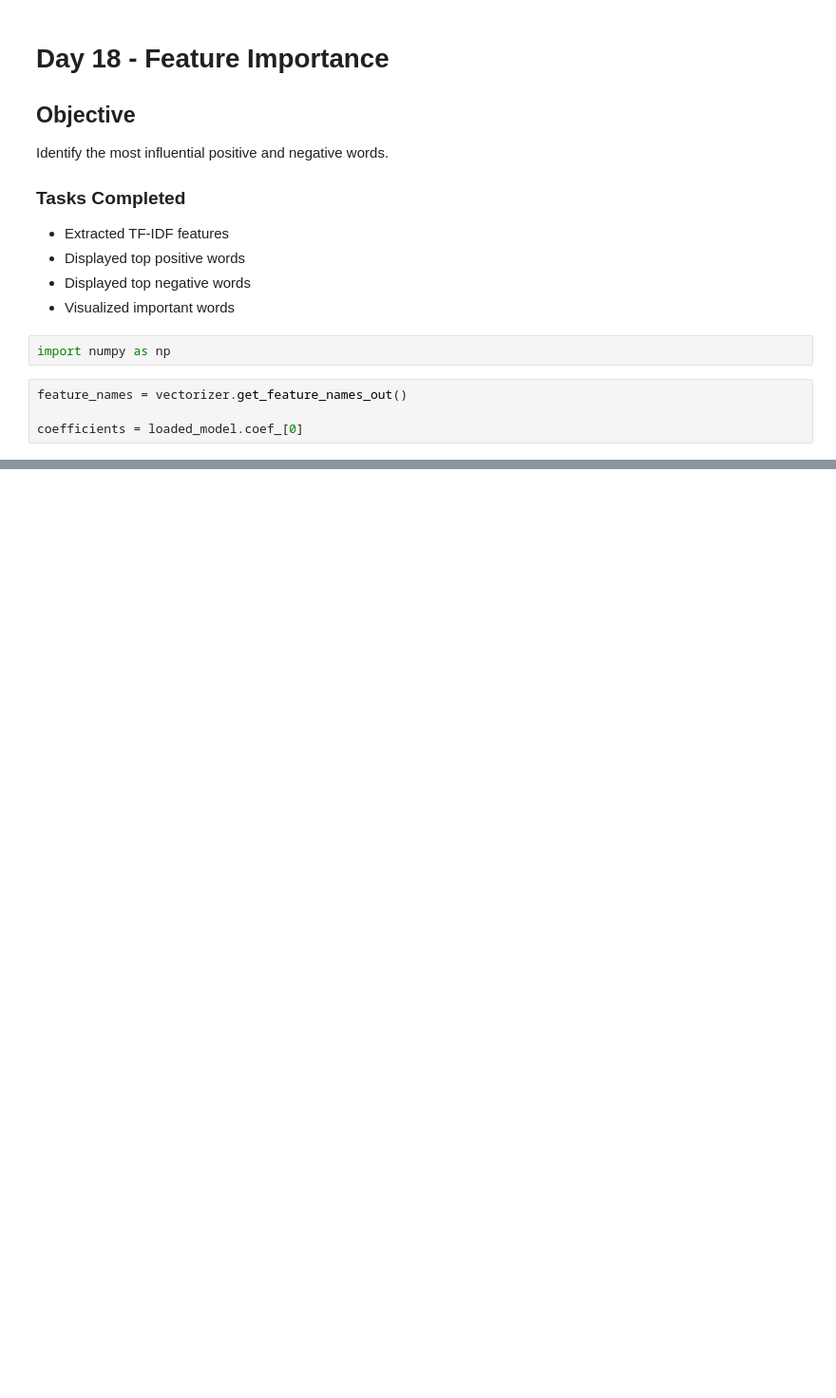
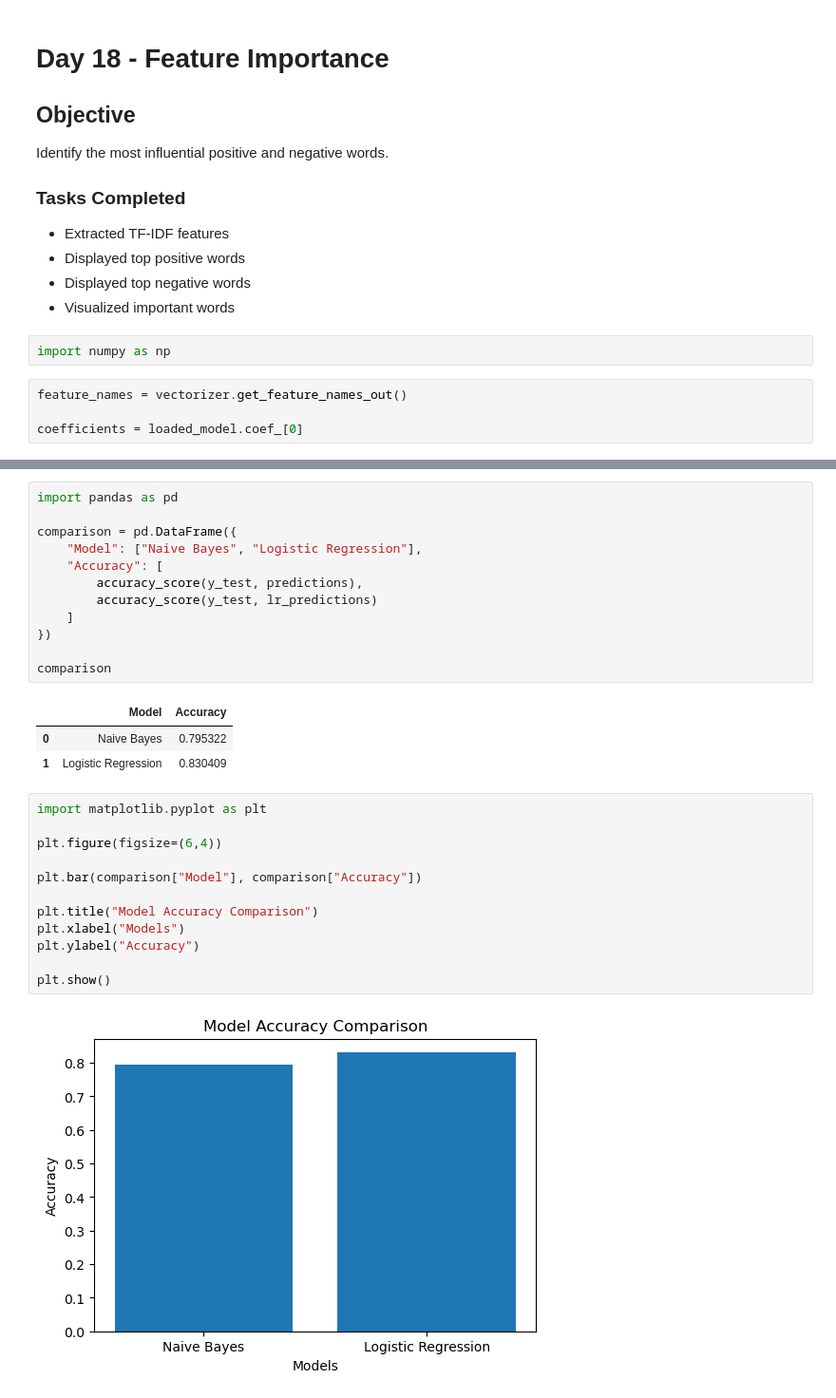
Before and after one commit to PoojaManjunath17/Customer-Review-Sentiment-Analysis, a Jupyter notebook: Sentiment_Analysis_Project.ipynb, the cells around one changed output, grey strips where cells are left out. Shown at 95% size. Drawn from its saved outputs; the diff is of its cells as text; blank space fills up the shorter version.

Commit message:
Day 19: Visualize model performance and compare classifiers

```diff
--- a/Sentiment_Analysis_Project.ipynb
+++ b/Sentiment_Analysis_Project.ipynb
@@ -929,0 +950,30 @@ plt.show()
+# %%
+import pandas as pd
+
+comparison = pd.DataFrame({
+    "Model": ["Naive Bayes", "Logistic Regression"],
+    "Accuracy": [
+        accuracy_score(y_test, predictions),
+        accuracy_score(y_test, lr_predictions)
+    ]
+})
+
+comparison
+# %% [output]
+|  | Model | Accuracy |
+| 0 | Naive Bayes | 0.795322 |
+| 1 | Logistic Regression | 0.830409 |
+# %%
+import matplotlib.pyplot as plt
+
+plt.figure(figsize=(6,4))
+
+plt.bar(comparison["Model"], comparison["Accuracy"])
+
+plt.title("Model Accuracy Comparison")
+plt.xlabel("Models")
+plt.ylabel("Accuracy")
+
+plt.show()
+# %% [output]
+[figure, added]
```
Also changed, not shown: parts of 32 cells of this notebook, 3 other files.
